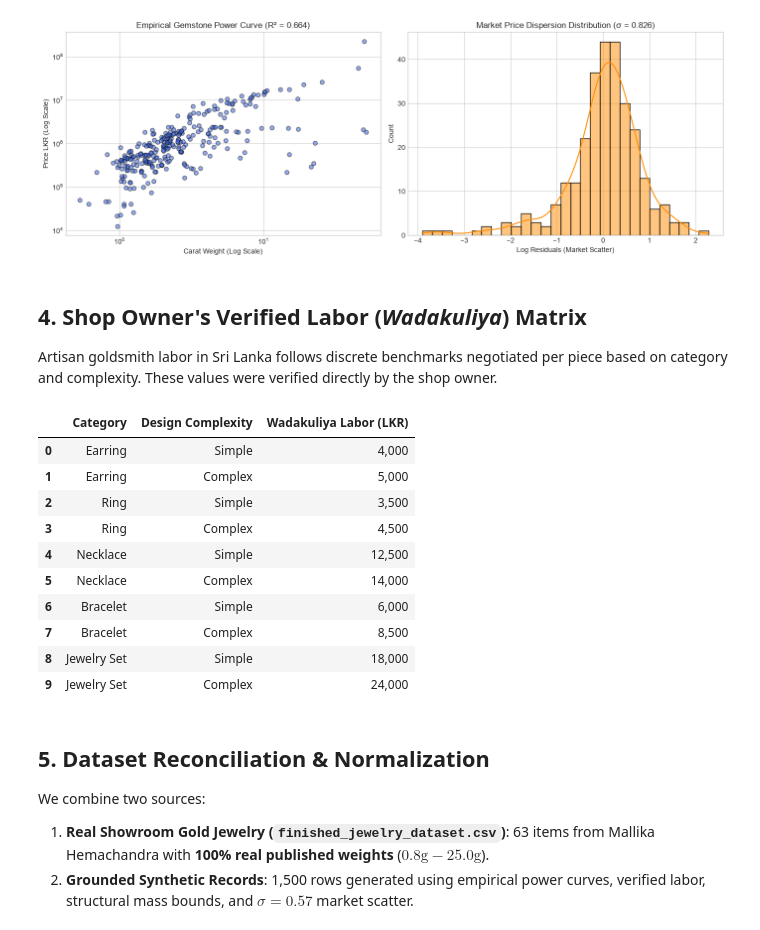
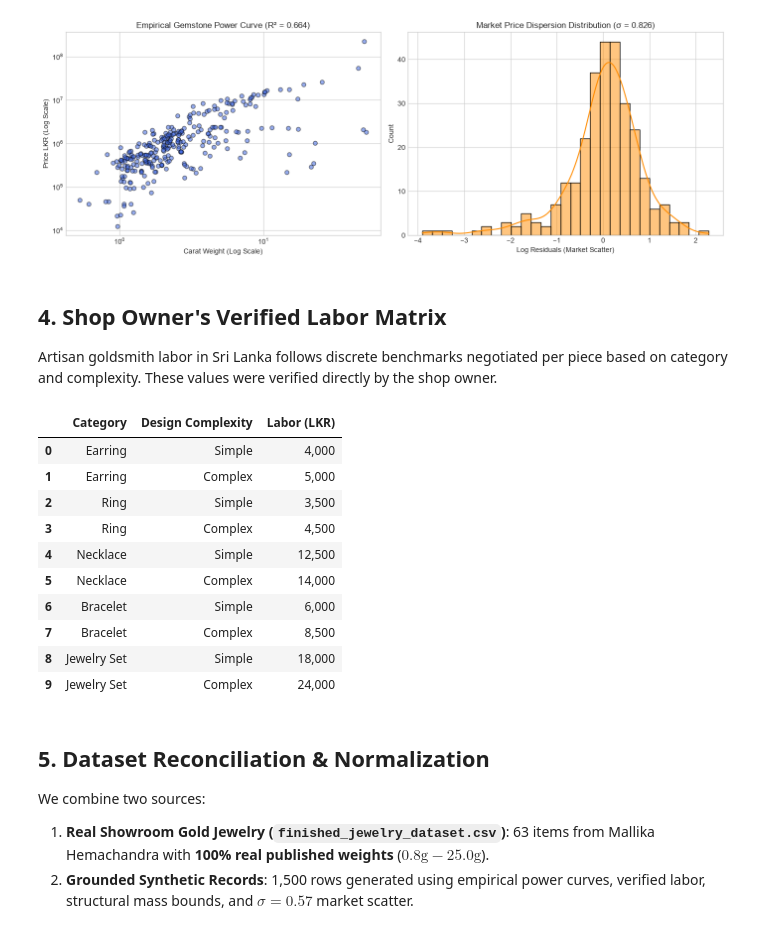
Before and after one commit to anuk549/GemVision, a Jupyter notebook: ml/jewelrydesigngeneration/notebooks/02_model2_pricing_engine_training_and_benchmarking.ipynb, the cells around one changed output. Drawn from its saved outputs; the diff is of its cells as text; code cells hidden in the pictures.

```diff
--- a/ml/jewelrydesigngeneration/notebooks/02_model2_pricing_engine_training_and_benchmarking.ipynb
+++ b/ml/jewelrydesigngeneration/notebooks/02_model2_pricing_engine_training_and_benchmarking.ipynb
@@ -148,22 +147,22 @@ Empirical Gemstone Fit: R² = 0.6635 | Market Dispersion (sigma) = 0.826
 Base Intercept: 12.848 | Carat Elasticity: 1.281
 [figure]
 # %% [markdown]
-## 4. Shop Owner's Verified Labor (*Wadakuliya*) Matrix
+## 4. Shop Owner's Verified Labor Matrix
 Artisan goldsmith labor in Sri Lanka follows discrete benchmarks negotiated per piece based on category and complexity.
 These values were verified directly by the shop owner.
 # %%
 labor_records = []
 for (cat, comp), cost in VERIFIED_LABOR_MATRIX.items():
     labor_records.append({
         "Category": cat,
         "Design Complexity": comp,
-        "Wadakuliya Labor (LKR)": f"{cost:,.0f}"
+        "Labor (LKR)": f"{cost:,.0f}"
     })
 
 df_labor = pd.DataFrame(labor_records)
 display(df_labor.head(10))
 # %% [output]
-|  | Category | Design Complexity | Wadakuliya Labor (LKR) |
+|  | Category | Design Complexity | Labor (LKR) |
 | 0 | Earring | Simple | 4,000 |
 | 1 | Earring | Complex | 5,000 |
 | 2 | Ring | Simple | 3,500 |
```
Also changed, not shown: parts of 3 cells of this notebook, 2 other files.
